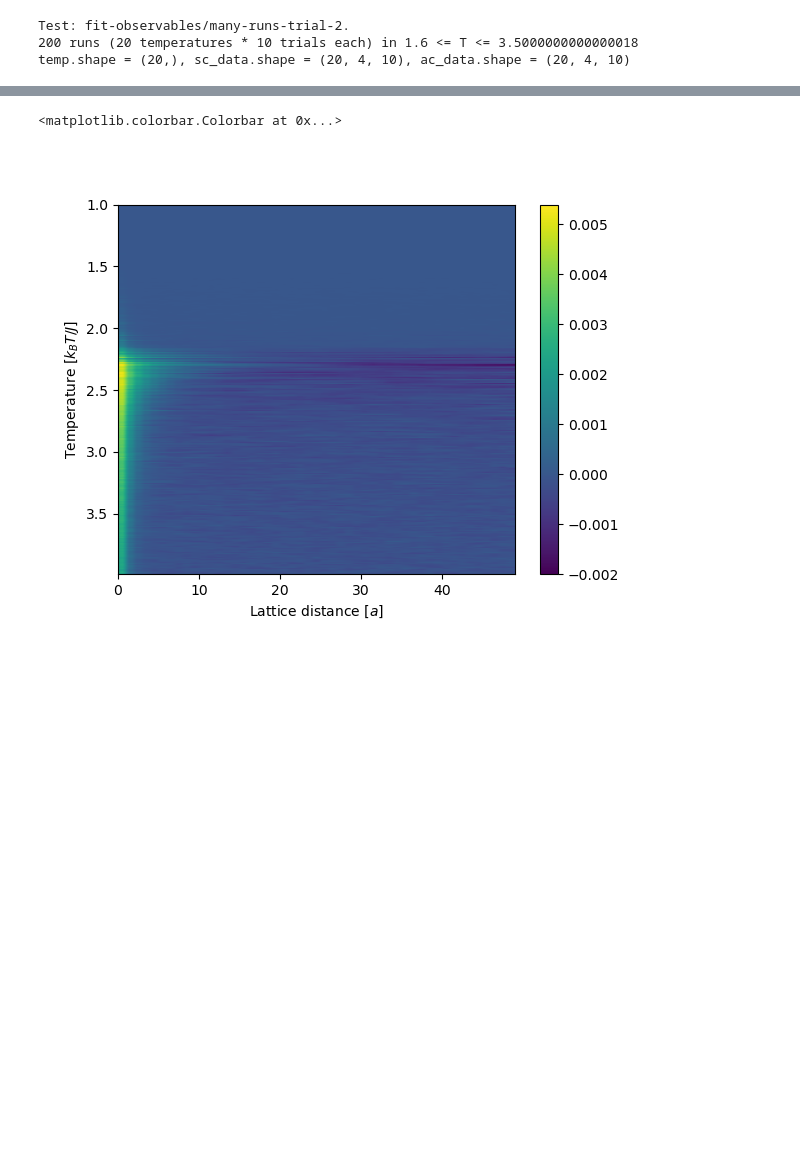
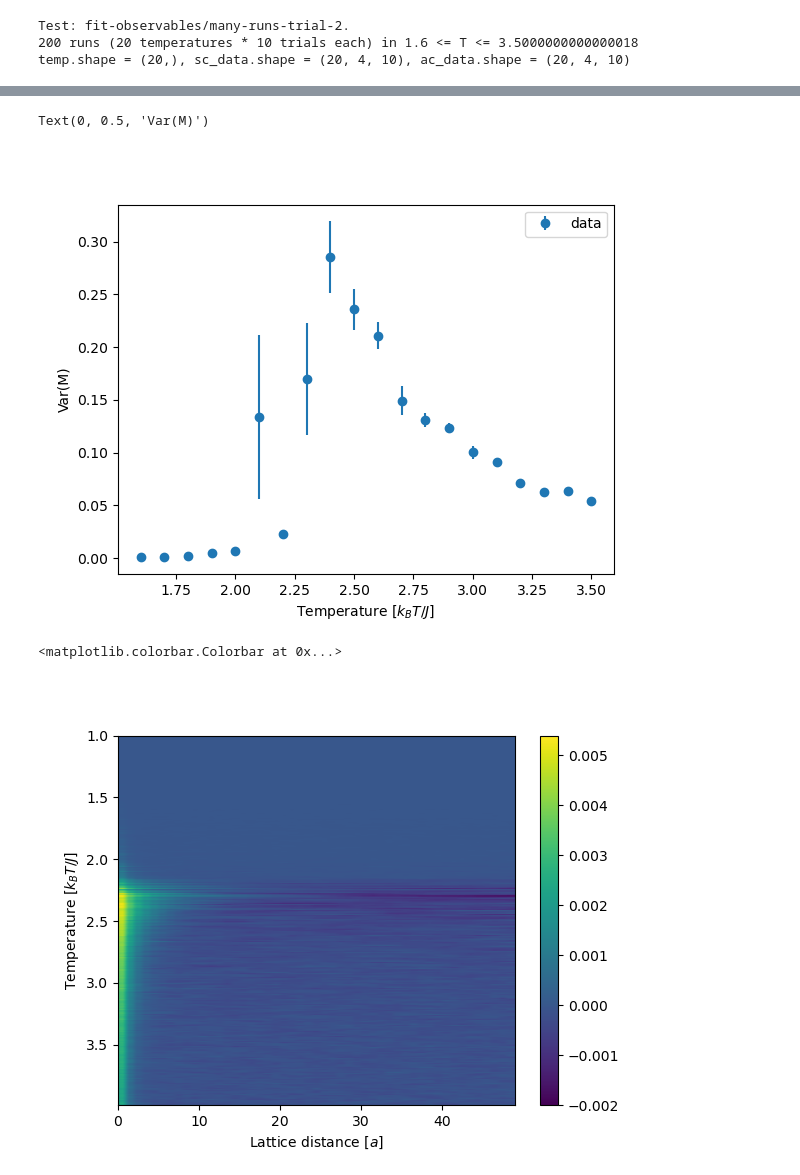
Before and after one commit to aderhall/phys382ising, a Jupyter notebook: analysis_notebooks/fit_observables.ipynb, the cells around one changed output, grey strips where cells are left out. Drawn from its saved outputs; the diff is of its cells as text; code cells hidden in the pictures; blank space fills up the shorter version.

```diff
--- a/analysis_notebooks/fit_observables.ipynb
+++ b/analysis_notebooks/fit_observables.ipynb
@@ -7,13 +7,16 @@ from scipy.signal import fftconvolve
 %matplotlib widget
 # %%
 class SimParams(object):
-    def __init__(self, n = 100, b_top = 0.5, multiprocess = False, t_min = 1.6, t_max = 3.6, t_step = 0.1):
+    def __init__(self, n = 100, n_steps=10000, b_top = 0.5, multiprocess = True, t_min = 1.6, t_max = 3.6, t_step = 0.1):
         self.n = n
+        self.n_steps = n_steps
         self.b_top = b_top
         self.multiprocess = multiprocess
         self.t_min = t_min
         self.t_max = t_max
         self.t_step = t_step
+    def __str__(self):
+        return f"\n\tn:{self.n}\n\tn_steps:{self.n_steps}\n\tmultiprocess:{self.multiprocess}\n\tb_top:{self.b_top}\n\tt_min:{self.t_min}\n\tt_max:{self.t_max}\n\tt_step:{self.t_step}"
 
 def _run_raw(test_path, snapshots=False, params: SimParams = SimParams()):
     !cd .. && python ising.py n:{params.n} multiprocess:{"t" if params.multiprocess else "f"} b_top:{params.b_top} t_min:{params.t_min} t_max:{params.t_max} t_step:{params.t_step}
@@ -23,14 +26,22 @@ def copy_results(test_path, snapshots=False):
     if snapshots:
         !mv ../snapshots/* {test_path}/snapshots/
 
+def store_metadata(test_path, snapshots, n_trials, params):
+    with open(f"{test_path}/metadata.txt", "w") as f:
+        f.write(f"n_trials: {n_trials}\n")
+        f.write(f"snapshots taken: {snapshots}\n")
+        f.write(f"params: {params}\n")
+
 def rerun(test_path, snapshots=False, params: SimParams = SimParams()):
     _run_raw(test_path, snapshots, params)
     copy_results(test_path, snapshots)
+    store_metadata(test_path, snapshots, 1, params)
 
 def run_many(test_path, n_trials, snapshots=False, params: SimParams = SimParams()):
     for i in range(n_trials):
         _run_raw(test_path, snapshots, params)
     copy_results(test_path, snapshots)
+    store_metadata(test_path, snapshots, n_trials, params)
 
 def new_test(test_path):
     !mkdir -p {test_path}/result
@@ -145,3 +146,15 @@ Text(0, 0.5, 'Var(E) [$J^2$]')
+# %%
+plt.close()
+fig, ax = plt.subplots()
+ax.errorbar(temp, m_var_avg, yerr=m_var_error, fmt="o", label="data")
+#ax.plot(temp[partition:], log_pos(temp[partition:], *p_pos), label=f"Log fit (T_c = {p_pos[2]:.3f})")
+#ax.plot(temp[:partition], log_neg(temp[:partition], *p_neg), label=f"Log fit (T_c = {p_neg[2]:.3f})")
+ax.legend()
+ax.set_xlabel("Temperature [$k_B T / J$]")
+ax.set_ylabel("Var(M)")
+# %% [output]
+Text(0, 0.5, 'Var(M)')
+[figure, added]
 # %%
 fig, ax = plt.subplots()
 im = ax.imshow(sc_data, aspect="auto", extent=[0, sc_data.shape[1], temp[-1], temp[0]])
```
Also changed, not shown: parts of 9 cells of this notebook.
